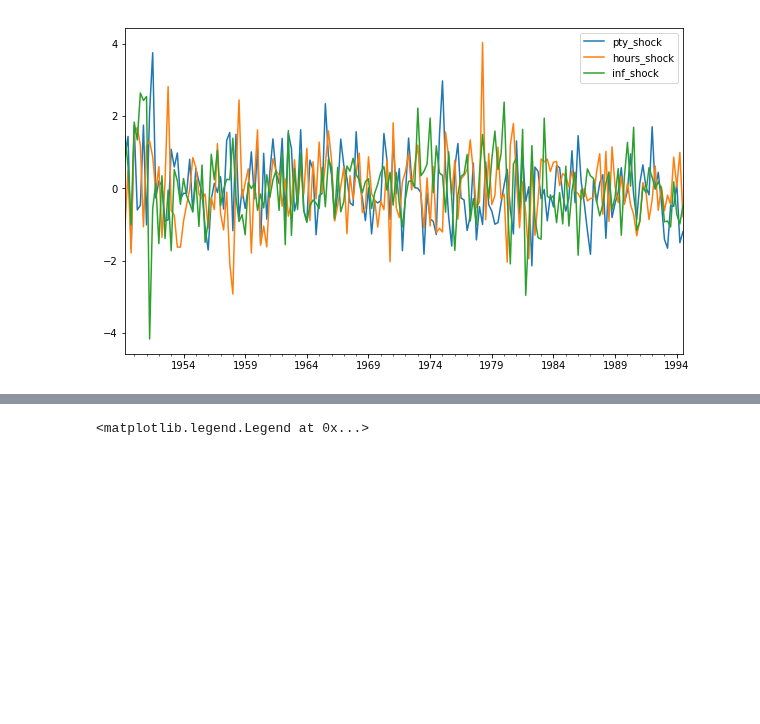
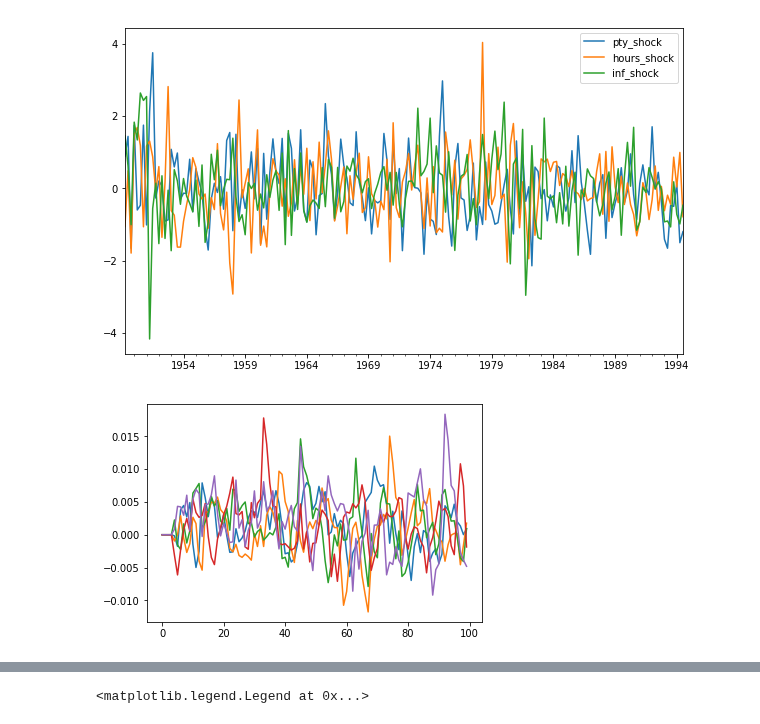
Before and after one commit to TaoWangEcon/ExpProject, a Jupyter notebook: workingfolder/python/InfShocks.ipynb, the cells around one changed output, grey strips where cells are left out. Cells and saved outputs as stored; diff of their text form; code cells hidden in the pictures; blank space fills up the shorter version.

```diff
--- a/workingfolder/python/InfShocks.ipynb
+++ b/workingfolder/python/InfShocks.ipynb
@@ -427,0 +374,7 @@ def sirf_errband_boot(rs, orth=False, repl=1000, T=10, \
+# %%
+# var_boot does give different samples
+plt.figure()
+for i in range(5):
+    plt.plot(var_boot(rs1,100)[:,1])
+# %% [output]
+[figure, added]
```
Also changed, not shown: parts of 12 cells of this notebook, 2 other files.
